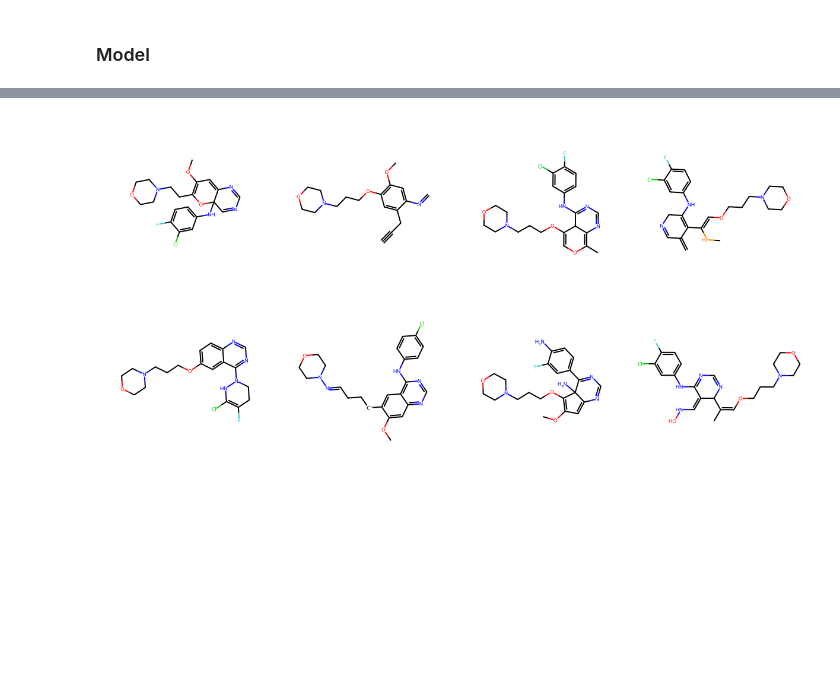
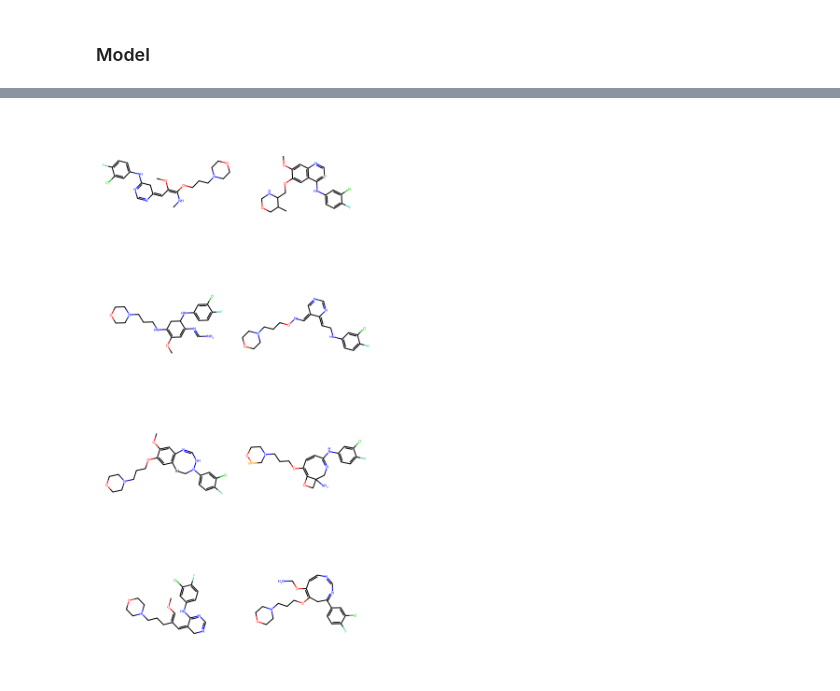
Before and after one commit to RowleyGroup/covalent-classifier, a Jupyter notebook: figure_notebooks/stoned_test.ipynb, the cells around one changed output, grey strips where cells are left out. Saved outputs shown, nothing was run; the diff lists cells and outputs as text; code cells hidden in the pictures; blank space fills up the shorter version.

```diff
--- a/figure_notebooks/stoned_test.ipynb
+++ b/figure_notebooks/stoned_test.ipynb
@@ -345,5 +345,5 @@ from molgraph.chemistry import vis
 import medchem as mc
 from helpers import encode, encoder
 
-model_file = "../saved_models/GAT"
+model_file = "../saved_models/GCNII"
 model = tf.keras.models.load_model(model_file)
@@ -399,5 +409,5 @@ df
 # %%
-img=Draw.MolsToGridImage(df.mol[:8],molsPerRow=4,subImgSize=(300,300))
+img=Draw.MolsToGridImage(df.mol[:8],molsPerRow=2,subImgSize=(300,300))
 img
 # %% [output]
-[figure, old version]
+[figure, new version]
```
Also changed, not shown: parts of 4 cells of this notebook, 1 other file.
